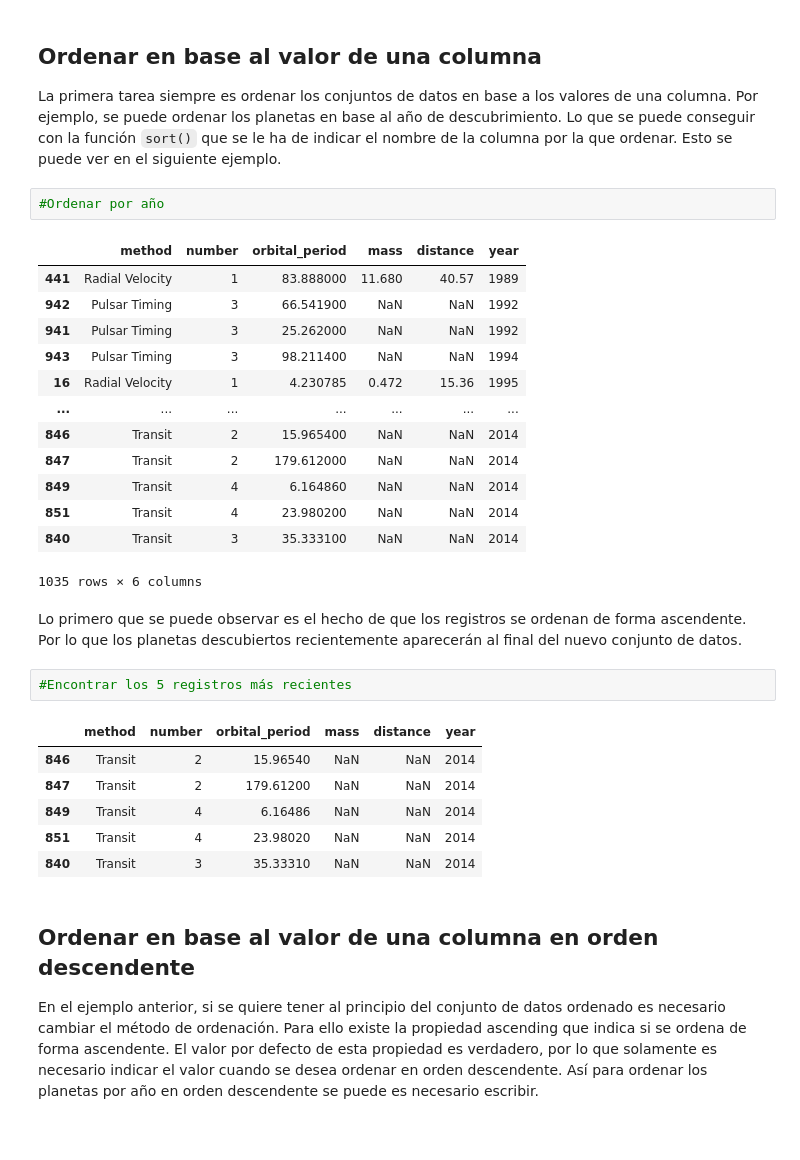
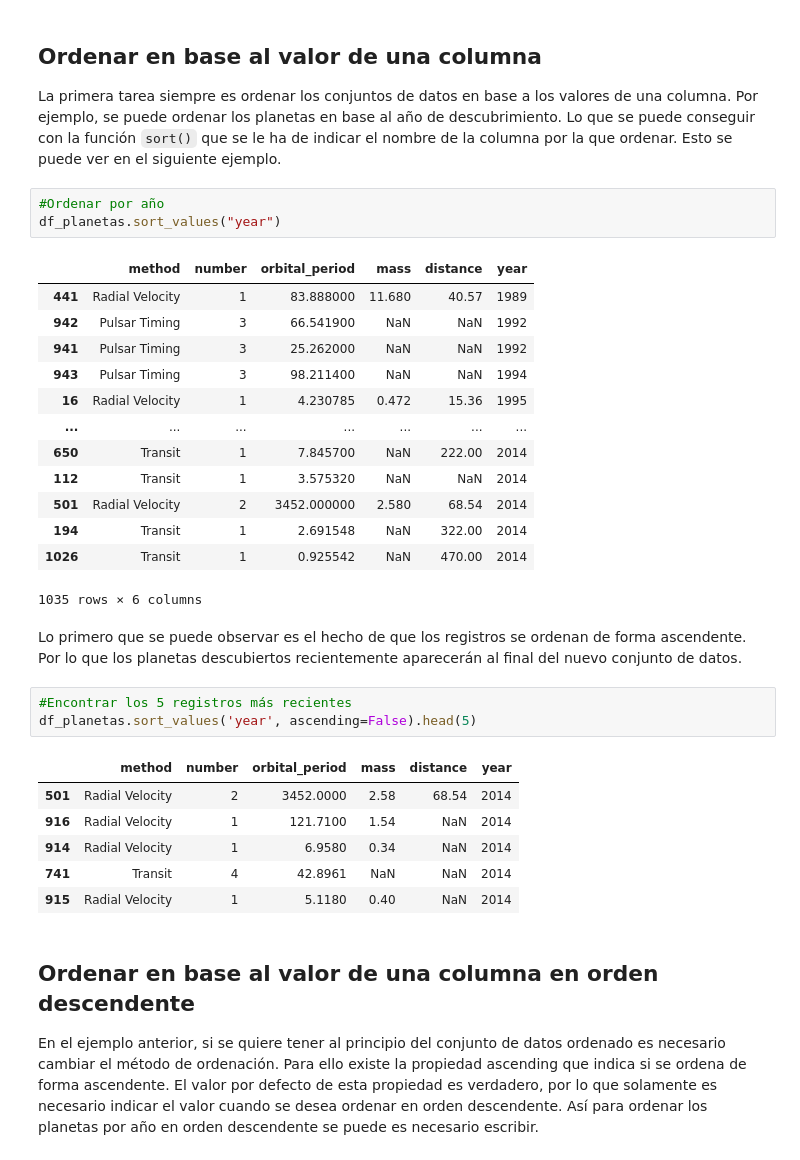
Before and after one commit to chava131011/Data-Science-Coursework, a Jupyter notebook: Classes Resources/CD_08_Ordenando-Agrupando/CD_08_Parte1_Ordenando-ValoresUnicos.ipynb, the cells around one changed output. Cells and saved outputs as stored; diff of their text form.

```diff
--- a/Classes Resources/CD_08_Ordenando-Agrupando/CD_08_Parte1_Ordenando-ValoresUnicos.ipynb
+++ b/Classes Resources/CD_08_Ordenando-Agrupando/CD_08_Parte1_Ordenando-ValoresUnicos.ipynb
@@ -81,6 +81,7 @@ Una vez importado un conjunto de datos en pandas puede ser interesante ordenar e
 La primera tarea siempre es ordenar los conjuntos de datos en base a los valores de una columna. Por ejemplo, se puede ordenar los planetas en base al año de descubrimiento. Lo que se puede conseguir con la función ``sort()``  que se le ha de indicar el nombre de la columna por la que ordenar. Esto se puede ver en el siguiente ejemplo.
 # %%
 #Ordenar por año
+df_planetas.sort_values("year")
 # %% [output]
 |  | method | number | orbital_period | mass | distance | year |
 | 441 | Radial Velocity | 1 | 83.888000 | 11.680 | 40.57 | 1989 |
@@ -89,23 +90,24 @@ La primera tarea siempre es ordenar los conjuntos de datos en base a los valores
 | 943 | Pulsar Timing | 3 | 98.211400 | NaN | NaN | 1994 |
 | 16 | Radial Velocity | 1 | 4.230785 | 0.472 | 15.36 | 1995 |
 | ... | ... | ... | ... | ... | ... | ... |
-| 846 | Transit | 2 | 15.965400 | NaN | NaN | 2014 |
-| 847 | Transit | 2 | 179.612000 | NaN | NaN | 2014 |
-| 849 | Transit | 4 | 6.164860 | NaN | NaN | 2014 |
-| 851 | Transit | 4 | 23.980200 | NaN | NaN | 2014 |
-| 840 | Transit | 3 | 35.333100 | NaN | NaN | 2014 |
+| 650 | Transit | 1 | 7.845700 | NaN | 222.00 | 2014 |
+| 112 | Transit | 1 | 3.575320 | NaN | NaN | 2014 |
+| 501 | Radial Velocity | 2 | 3452.000000 | 2.580 | 68.54 | 2014 |
+| 194 | Transit | 1 | 2.691548 | NaN | 322.00 | 2014 |
+| 1026 | Transit | 1 | 0.925542 | NaN | 470.00 | 2014 |
 1035 rows × 6 columns
 # %% [markdown]
 Lo primero que se puede observar es el hecho de que los registros se ordenan de forma ascendente. Por lo que los planetas descubiertos recientemente aparecerán al final del nuevo conjunto de datos.
 # %%
 #Encontrar los 5 registros más recientes
+df_planetas.sort_values('year', ascending=False).head(5)
 # %% [output]
 |  | method | number | orbital_period | mass | distance | year |
-| 846 | Transit | 2 | 15.96540 | NaN | NaN | 2014 |
-| 847 | Transit | 2 | 179.61200 | NaN | NaN | 2014 |
-| 849 | Transit | 4 | 6.16486 | NaN | NaN | 2014 |
-| 851 | Transit | 4 | 23.98020 | NaN | NaN | 2014 |
-| 840 | Transit | 3 | 35.33310 | NaN | NaN | 2014 |
+| 501 | Radial Velocity | 2 | 3452.0000 | 2.58 | 68.54 | 2014 |
+| 916 | Radial Velocity | 1 | 121.7100 | 1.54 | NaN | 2014 |
+| 914 | Radial Velocity | 1 | 6.9580 | 0.34 | NaN | 2014 |
+| 741 | Transit | 4 | 42.8961 | NaN | NaN | 2014 |
+| 915 | Radial Velocity | 1 | 5.1180 | 0.40 | NaN | 2014 |
 # %% [markdown]
 ## Ordenar en base al valor de una columna en orden descendente
 
```
Also changed, not shown: parts of 20 cells of this notebook, 2 other files.
